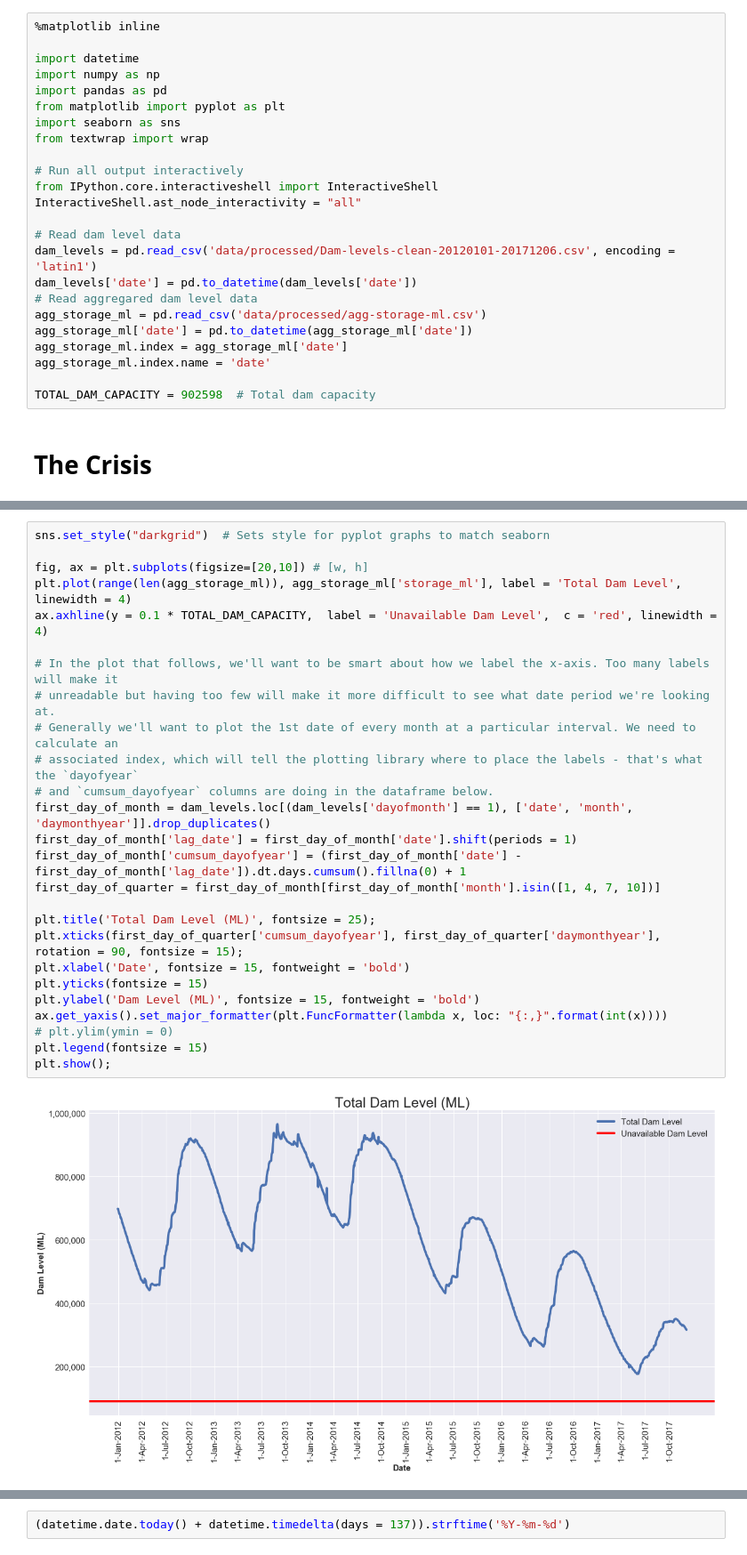
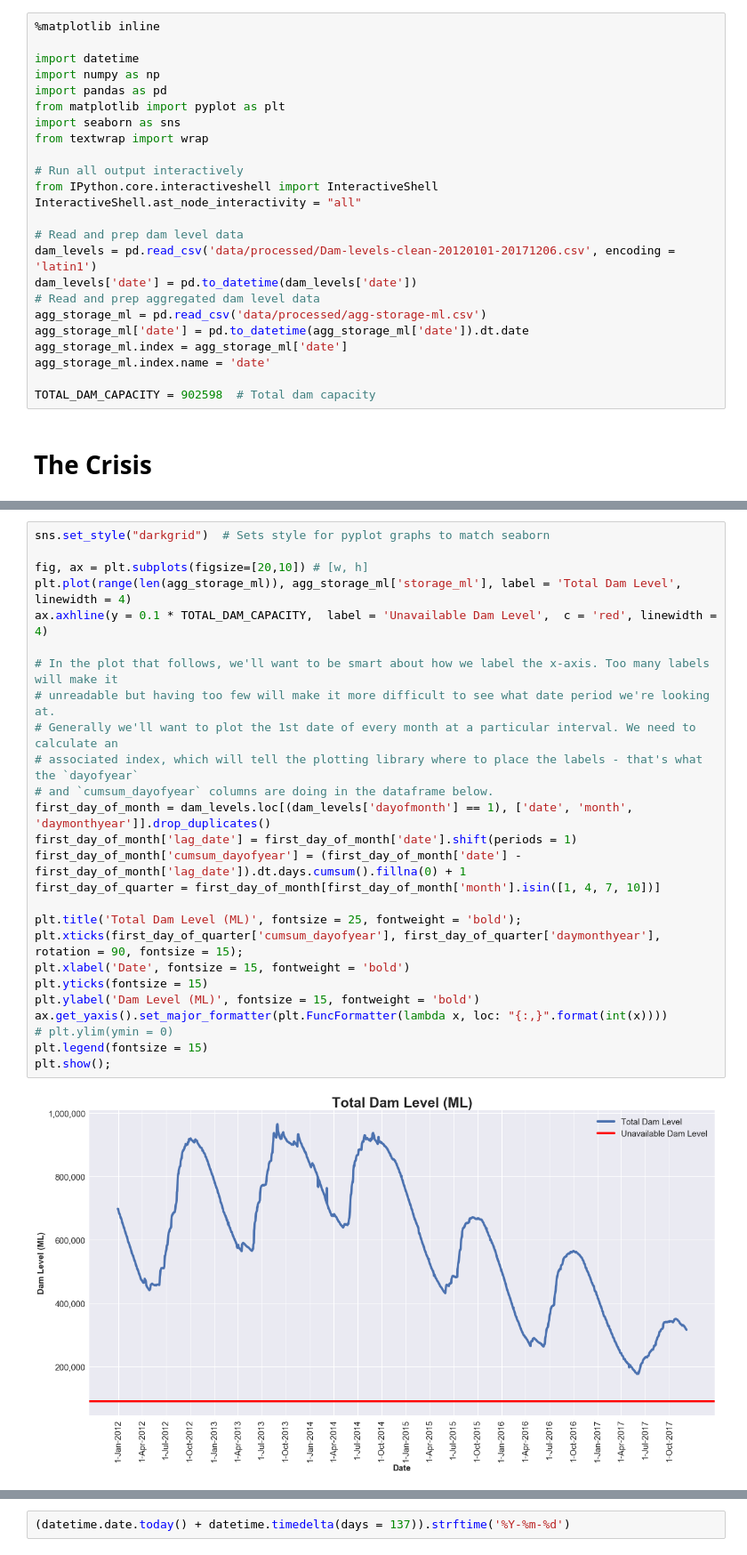
Before and after one commit to jbertscher/dam-levels, a Jupyter notebook: 1.0-dam-level-predictions.ipynb, the cells around one changed output, grey strips where cells are left out. Shown at 89% size. Cells and saved outputs as stored; diff of their text form.

```diff
--- a/1.0-dam-level-predictions.ipynb
+++ b/1.0-dam-level-predictions.ipynb
@@ -24,12 +24,12 @@ from textwrap import wrap
 from IPython.core.interactiveshell import InteractiveShell
 InteractiveShell.ast_node_interactivity = "all"
 
-# Read dam level data
+# Read and prep dam level data
 dam_levels = pd.read_csv('data/processed/Dam-levels-clean-20120101-20171206.csv', encoding = 'latin1')
 dam_levels['date'] = pd.to_datetime(dam_levels['date'])
-# Read aggregared dam level data
+# Read and prep aggregated dam level data
 agg_storage_ml = pd.read_csv('data/processed/agg-storage-ml.csv')
-agg_storage_ml['date'] = pd.to_datetime(agg_storage_ml['date'])
+agg_storage_ml['date'] = pd.to_datetime(agg_storage_ml['date']).dt.date
 agg_storage_ml.index = agg_storage_ml['date']
 agg_storage_ml.index.name = 'date'
 
@@ -43,29 +43,29 @@ This graph also suggests how we got here. The winters bewteen 2012 and 2015 saw
 # %%
 sns.set_style("darkgrid")  # Sets style for pyplot graphs to match seaborn
 
 fig, ax = plt.subplots(figsize=[20,10]) # [w, h]
 plt.plot(range(len(agg_storage_ml)), agg_storage_ml['storage_ml'], label = 'Total Dam Level', linewidth = 4)
 ax.axhline(y = 0.1 * TOTAL_DAM_CAPACITY,  label = 'Unavailable Dam Level',  c = 'red', linewidth = 4)
 
 # In the plot that follows, we'll want to be smart about how we label the x-axis. Too many labels will make it
 # unreadable but having too few will make it more difficult to see what date period we're looking at.
 # Generally we'll want to plot the 1st date of every month at a particular interval. We need to calculate an
 # associated index, which will tell the plotting library where to place the labels - that's what the `dayofyear`
 # and `cumsum_dayofyear` columns are doing in the dataframe below.
 first_day_of_month = dam_levels.loc[(dam_levels['dayofmonth'] == 1), ['date', 'month', 'daymonthyear']].drop_duplicates()
 first_day_of_month['lag_date'] = first_day_of_month['date'].shift(periods = 1)
 first_day_of_month['cumsum_dayofyear'] = (first_day_of_month['date'] - first_day_of_month['lag_date']).dt.days.cumsum().fillna(0) + 1
 first_day_of_quarter = first_day_of_month[first_day_of_month['month'].isin([1, 4, 7, 10])]
 
-plt.title('Total Dam Level (ML)', fontsize = 25);
+plt.title('Total Dam Level (ML)', fontsize = 25, fontweight = 'bold');
 plt.xticks(first_day_of_quarter['cumsum_dayofyear'], first_day_of_quarter['daymonthyear'], rotation = 90, fontsize = 15);
 plt.xlabel('Date', fontsize = 15, fontweight = 'bold')
 plt.yticks(fontsize = 15)
 plt.ylabel('Dam Level (ML)', fontsize = 15, fontweight = 'bold')
 ax.get_yaxis().set_major_formatter(plt.FuncFormatter(lambda x, loc: "{:,}".format(int(x))))
 # plt.ylim(ymin = 0)
 plt.legend(fontsize = 15)
 plt.show();
 # %% [output]
-[figure, old version]
+[figure, new version]
 # %% [markdown]
```
Also changed, not shown: parts of 14 cells of this notebook, 1 other file.
